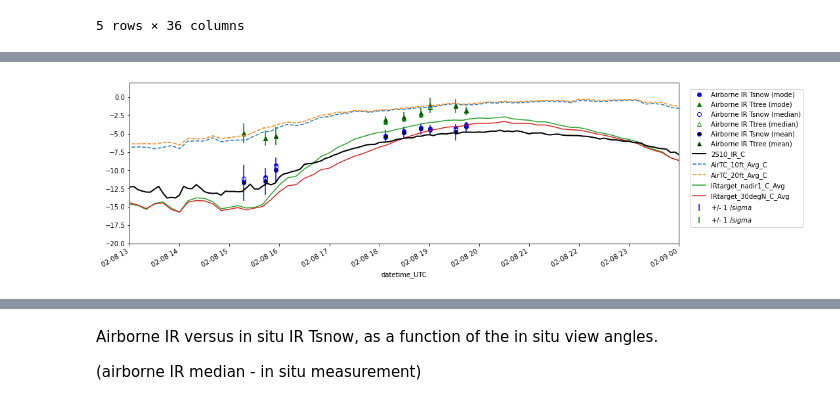
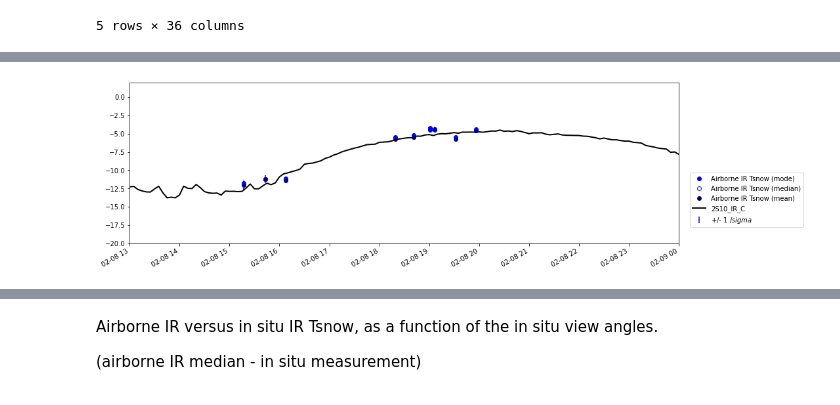
Before and after one commit to spestana/snowex2020, a Jupyter notebook: airborne_ir_feb8.ipynb, the cells around one changed output, grey strips where cells are left out. Drawn from its saved outputs; the diff is of its cells as text; code cells hidden in the pictures.

Commit message:
Update plotting and analysis

```diff
--- a/airborne_ir_feb8.ipynb
+++ b/airborne_ir_feb8.ipynb
@@ -42,6 +94,9 @@ Coordinates:
 ---
 # %%
 def get_hist_trough(data):
+
+    '''Function for finding the local minima (troughs) between peaks in a histogram.'''
+
     # first, find peaks
     x_peaks, y_peaks, _, _ = get_hist_peaks(data)
 
@@ -72,6 +127,9 @@ def get_hist_trough(data):
     return trough_x_values, trough_y_values, x_hist, y_hist
 # %%
 def get_hist_peaks(data,n_peaks=2):
+
+    '''Function for finding the local maxima (peaks) in a histogram.'''
+
     # remove nans from data
     data = data[~np.isnan(data)]
 
@@ -99,4 +154,0 @@ ds = ds_ir
-# %%
-x=500
-utm_xmin, utm_xmax = 222000-x, 222000+x #221500, 222500
-utm_ymin, utm_ymax = 4325300-x, 4325300+x #4325000,4325750
@@ -319,0 +261,4 @@ plt.xlim(np.datetime64('2020-02-08T13'),np.datetime64('2020-02-09T00'))
+# %%
+target = 'snow pit'
+#target = 'mesa west'
+ds = ds_ir
@@ -320,36 +457,52 @@ plt.xlim(np.datetime64('2020-02-08T13'),np.datetime64('2020-02-09T00'))
 # %%
-fig, ax =plt.subplots(1,1,figsize=(15,5))
+if target == 'mesa west':
+
+    fig, ax =plt.subplots(1,1,figsize=(15,5))
+
+    ax.plot(times,Tsnow_airborneIR_peak,'ob', label='Airborne IR Tsnow (mode)')
+    ax.plot(times,Ttree_airborneIR_peak,'^g', label='Airborne IR Ttree (mode)')
+    ax.plot(times,Tsnow_airborneIR_median,'ob', markerfacecolor='w', label='Airborne IR Tsnow (median)')
+    ax.plot(times,Ttree_airborneIR_median,'^g', markerfacecolor='w', label='Airborne IR Ttree (median)')
+    ax.plot(times,Tsnow_airborneIR_mean,'ob', markerfacecolor='k', label='Airborne IR Tsnow (mean)')
+    ax.plot(times,Ttree_airborneIR_mean,'^g', markerfacecolor='k', label='Airborne IR Ttree (mean)')
 
 
+    ax.errorbar(x=times,y=Tsnow_airborneIR_mean, yerr=Tsnow_airborneIR_std, color='b', linestyle='none', label='+/- 1 $/sigma$')
+    ax.errorbar(x=times,y=Ttree_airborneIR_mean, yerr=Ttree_airborneIR_std, color='g', linestyle='none', label='+/- 1 $/sigma$')
 
-ax.plot(times,Tsnow_airborneIR_peak,'ob', label='Airborne IR Tsnow (mode)')
-ax.plot(times,Ttree_airborneIR_peak,'^g', label='Airborne IR Ttree (mode)')
-ax.plot(times,Tsnow_airborneIR_median,'ob', markerfacecolor='w', label='Airborne IR Tsnow (median)')
-ax.plot(times,Ttree_airborneIR_median,'^g', markerfacecolor='w', label='Airborne IR Ttree (median)')
-ax.plot(times,Tsnow_airborneIR_mean,'ob', markerfacecolor='k', label='Airborne IR Tsnow (mean)')
-ax.plot(times,Ttree_airborneIR_mean,'^g', markerfacecolor='k', label='Airborne IR Ttree (mean)')
+    #gm1.rad_avg.plot(ax=ax, linestyle='-', linewidth=2, c='k', label='2S10_IR_C', zorder=99)
 
+    df.AirTC_10ft_Avg_C.plot(ax=ax, label='AirTC_10ft_Avg_C',linestyle='--')
+    df.AirTC_20ft_Avg_C.plot(ax=ax, label='AirTC_20ft_Avg_C',linestyle='--')
+    df.IRtarget_nadir1_C_Avg.plot(ax=ax, label='IRtarget_nadir1_C_Avg')
+    #df.IRtarget_nadir2_C_Avg.plot(ax=ax, label='IRtarget_nadir2_C_Avg')
+    df.IRtarget_30degN_C_Avg.plot(ax=ax, label='IRtarget_30degN_C_Avg')
+    #df.TsnowTrue.plot(ax=ax, c='tab:blue', label='West Met station Tsnow')
+    #df.TtreeTrue.plot(ax=ax, c='tab:green', label='West Met station Tair')
+    #df.TsnowEst.plot(marker='.',ax=ax)
+    #df.TtreeEst.plot(marker='.',ax=ax)
 
-ax.errorbar(x=times,y=Tsnow_airborneIR_mean, yerr=Tsnow_airborneIR_std, color='b', linestyle='none', label='+/- 1 $/sigma$')
-ax.errorbar(x=times,y=Ttree_airborneIR_mean, yerr=Ttree_airborneIR_std, color='g', linestyle='none', label='+/- 1 $/sigma$')
+    ax.set_xlim(np.datetime64('2020-02-08T13'),np.datetime64('2020-02-09T00'))
+    ax.set_ylim(-20,2)
 
-gm1.rad_avg.plot(ax=ax, linestyle='-', linewidth=2, c='k', label='2S10_IR_C', zorder=99)
+    plt.legend(loc=(1.02,0.1))
 
-df.AirTC_10ft_Avg_C.plot(ax=ax, label='AirTC_10ft_Avg_C',linestyle='--')
-df.AirTC_20ft_Avg_C.plot(ax=ax, label='AirTC_20ft_Avg_C',linestyle='--')
-df.IRtarget_nadir1_C_Avg.plot(ax=ax, label='IRtarget_nadir1_C_Avg')
-#df.IRtarget_nadir2_C_Avg.plot(ax=ax, label='IRtarget_nadir2_C_Avg')
-df.IRtarget_30degN_C_Avg.plot(ax=ax, label='IRtarget_30degN_C_Avg')
-#df.TsnowTrue.plot(ax=ax, c='tab:blue', label='West Met station Tsnow')
-#df.TtreeTrue.plot(ax=ax, c='tab:green', label='West Met station Tair')
-#df.TsnowEst.plot(marker='.',ax=ax)
-#df.TtreeEst.plot(marker='.',ax=ax)
+    #ax2 = ax.twinx()
+    #df.Solar.plot(ax=ax2)
 
-ax.set_xlim(np.datetime64('2020-02-08T13'),np.datetime64('2020-02-09T00'))
-ax.set_ylim(-20,2)
+if target == 'snow pit':
+    fig, ax =plt.subplots(1,1,figsize=(15,5))
 
-plt.legend(loc=(1.02,0.1))
+    ax.plot(times,Tsnow_airborneIR_peak,'ob', label='Airborne IR Tsnow (mode)')
+    ax.plot(times,Tsnow_airborneIR_median,'ob', markerfacecolor='w', label='Airborne IR Tsnow (median)')
+    ax.plot(times,Tsnow_airborneIR_mean,'ob', markerfacecolor='k', label='Airborne IR Tsnow (mean)')
 
-#ax2 = ax.twinx()
-#df.Solar.plot(ax=ax2)
+    ax.errorbar(x=times,y=Tsnow_airborneIR_mean, yerr=Tsnow_airborneIR_std, color='b', linestyle='none', label='+/- 1 $/sigma$')
+
+    gm1.rad_avg.plot(ax=ax, linestyle='-', linewidth=2, c='k', label='2S10_IR_C', zorder=99)
+
+    ax.set_xlim(np.datetime64('2020-02-08T13'),np.datetime64('2020-02-09T00'))
+    ax.set_ylim(-20,2)
+
+    plt.legend(loc=(1.02,0.1))
 # %% [output]
@@ -357 +509 @@ plt.legend(loc=(1.02,0.1))
-[figure, old version]
+[figure, new version]
```
Also changed, not shown: parts of 34 cells of this notebook.
